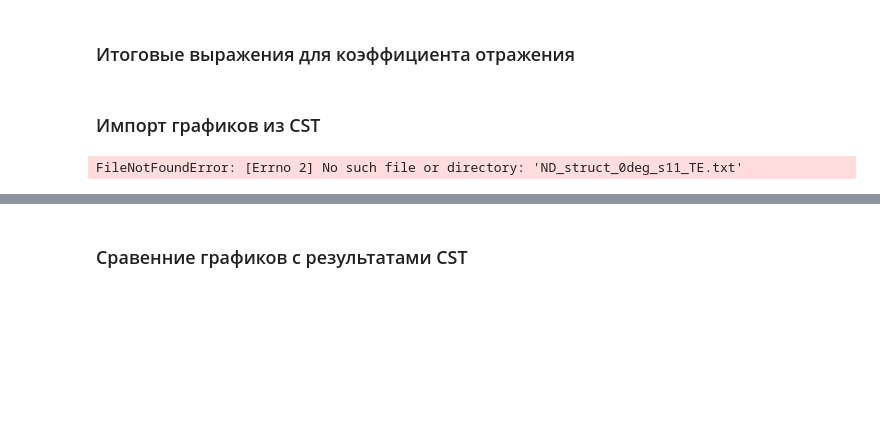
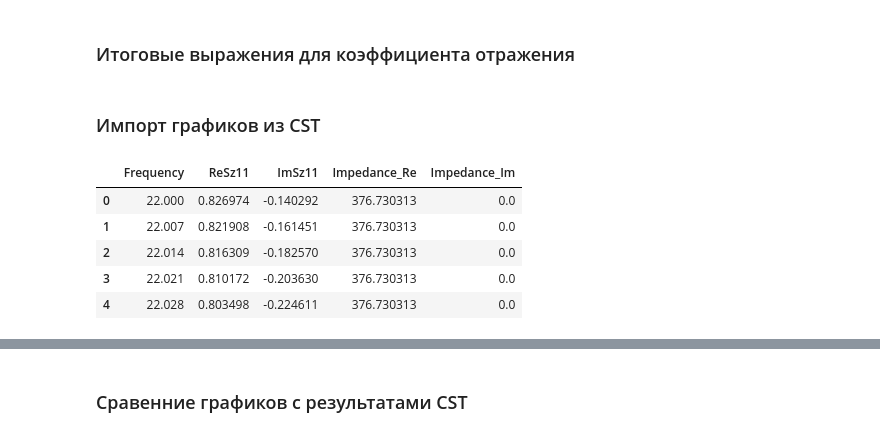
Before and after one commit to isvoropaev02/post_processing_RIS, a Jupyter notebook: 20sept/S11_20sept.ipynb, the cells around one changed output, grey strips where cells are left out. Drawn from its saved outputs; the diff is of its cells as text; code cells hidden in the pictures; blank space fills up the shorter version.

```diff
--- a/20sept/S11_20sept.ipynb
+++ b/20sept/S11_20sept.ipynb
@@ -195,7 +195,7 @@ Gamma_on = -(s11_object_on - s11_free) / (s11_screen - s11_free)
 # %% [markdown]
 ### Импорт графиков из CST
 # %%
-reflecting_coef_30deg_TE = pd.read_csv('ND_struct_0deg_s11_TE.txt', sep='\t', header=None, skiprows=3,
-                names=['Frequency', 'ReSz11', 'ImSz11'])
+reflecting_coef_off = pd.read_csv('Off_0_deg.txt', sep='\t', header=None, skiprows=3, index_col=False,
+                names=['Frequency', 'ReSz11', 'ImSz11', 'Impedance_Re', 'Impedance_Im'])
+reflecting_coef_on = pd.read_csv('On_0_deg.txt', sep='\t', header=None, skiprows=3, index_col=False,
+                names=['Frequency', 'ReSz11', 'ImSz11', 'Impedance_Re', 'Impedance_Im'])
-# %% [output]
-FileNotFoundError: [Errno 2] No such file or directory: 'ND_struct_0deg_s11_TE.txt'
@@ -206,2 +202,9 @@ reflecting_coef_30deg_TE = reflecting_coef_30deg_TE.drop(['ReSz11', 'ImSz11'], a
 # %%
-reflecting_coef_30deg_TE.head()
+reflecting_coef_off.head()
+# %% [output]
+|  | Frequency | ReSz11 | ImSz11 | Impedance_Re | Impedance_Im |
+| 0 | 22.000 | 0.826974 | -0.140292 | 376.730313 | 0.0 |
+| 1 | 22.007 | 0.821908 | -0.161451 | 376.730313 | 0.0 |
+| 2 | 22.014 | 0.816309 | -0.182570 | 376.730313 | 0.0 |
+| 3 | 22.021 | 0.810172 | -0.203630 | 376.730313 | 0.0 |
+| 4 | 22.028 | 0.803498 | -0.224611 | 376.730313 | 0.0 |
```
Also changed, not shown: parts of 12 cells of this notebook, 37 other files.
